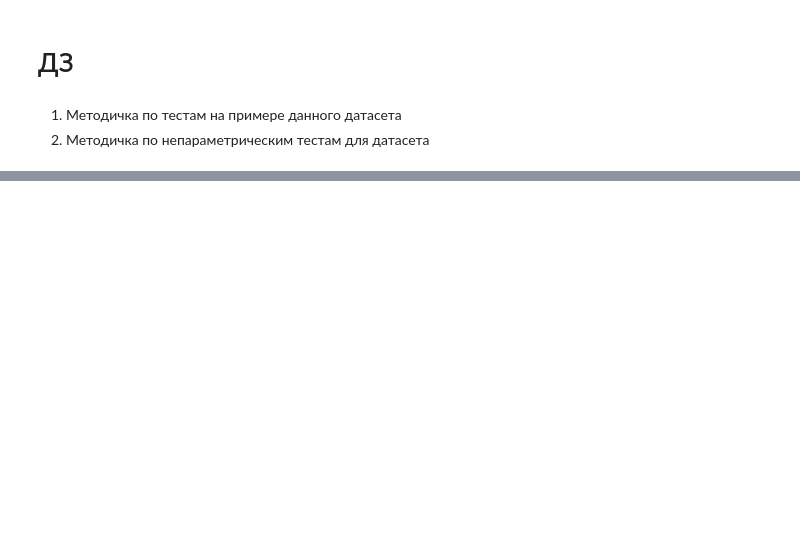
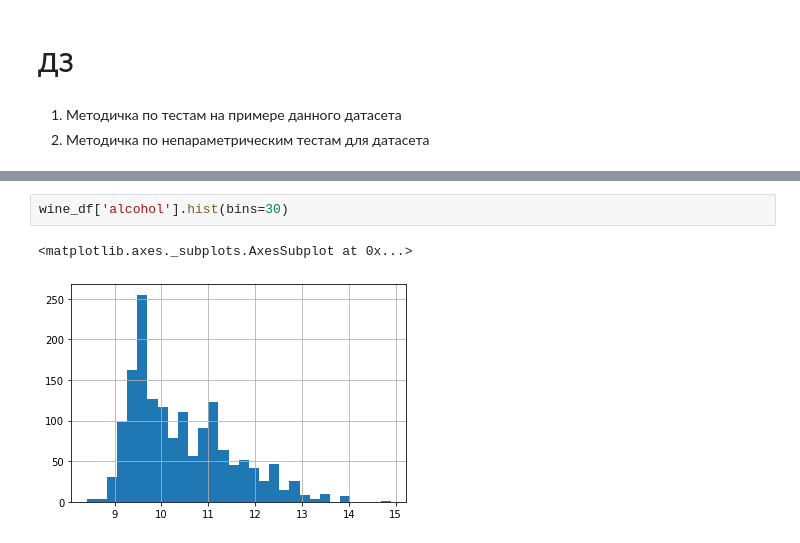
Before and after one commit to IvanZhar/data_lern, a Jupyter notebook: dataset_learning.ipynb, the cells around one changed output, grey strips where cells are left out. Saved outputs shown, nothing was run; the diff lists cells and outputs as text; blank space fills up the shorter version.

Commit message:
started statistics for wine dataset

```diff
--- a/dataset_learning.ipynb
+++ b/dataset_learning.ipynb
@@ -126,0 +147,5 @@ ShapiroResult(statistic=0.9987866878509521, pvalue=0.7462266087532043)
+# %%
+wine_df['alcohol'].hist(bins=30)
+# %% [output]
+<matplotlib.axes._subplots.AxesSubplot at 0x...>
+[figure, added]
```
Also changed, not shown: parts of 24 cells of this notebook, 1 other file.
